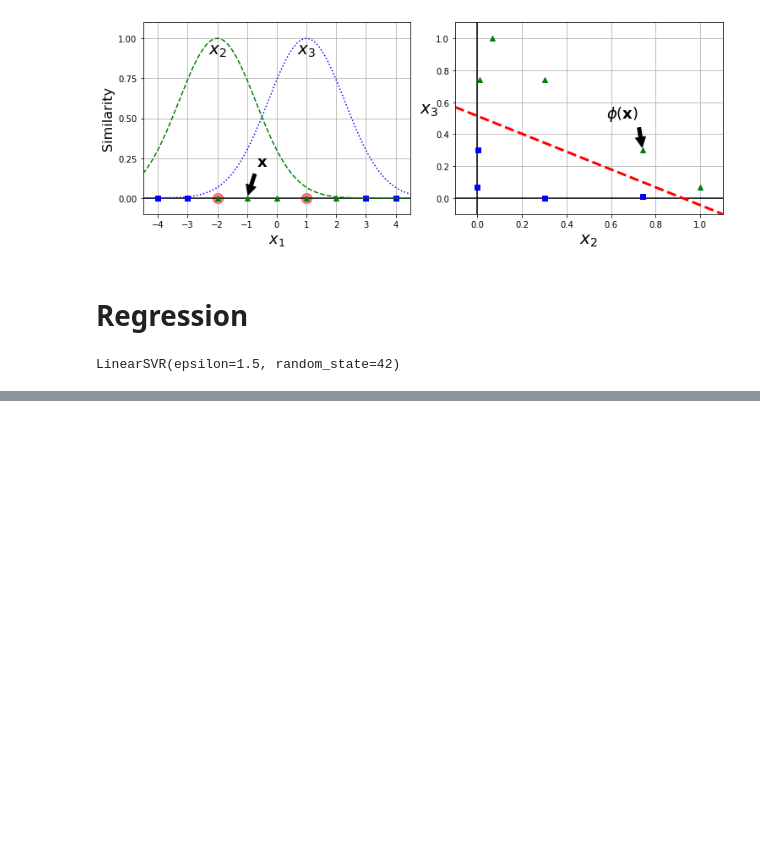
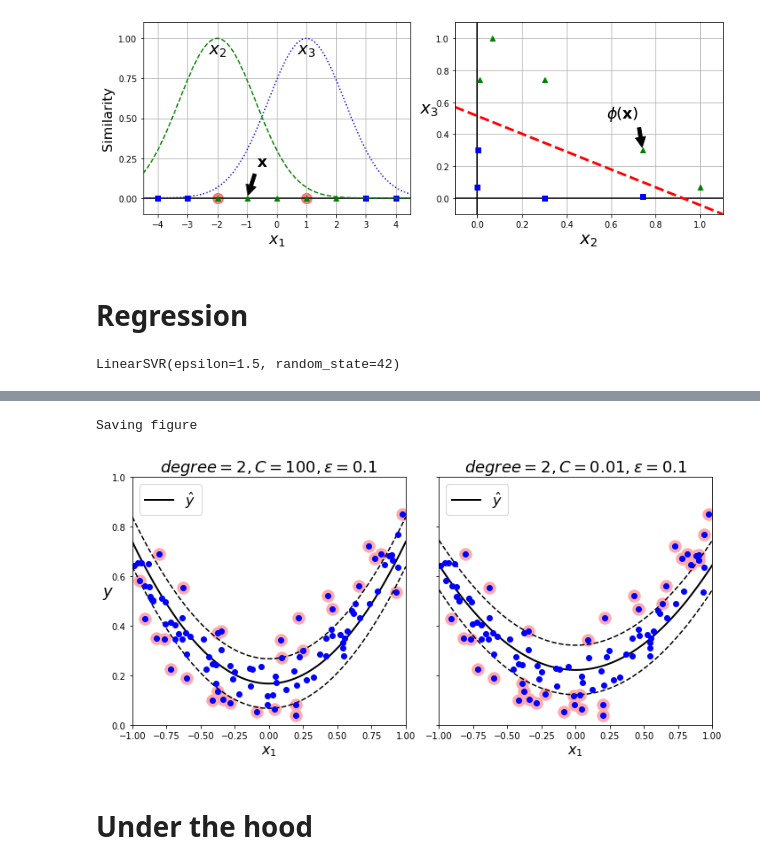
Before and after one commit to amit-timalsina/Support-Vector-Machines, a Jupyter notebook: Support Vector Machines.ipynb, the cells around one changed output, grey strips where cells are left out. Saved outputs shown, nothing was run; the diff lists cells and outputs as text; code cells hidden in the pictures; blank space fills up the shorter version.

```diff
--- a/Support Vector Machines.ipynb
+++ b/Support Vector Machines.ipynb
@@ -508,0 +544,5 @@ eps_y_pred = svm_reg1.predict([[eps_x1]])
+# %%
+np.random.seed(42)
+m = 100
+X = 2 * np.random.rand(m, 1) - 1
+y = (0.2 + 0.1 * X + 0.5 * X**2 + np.random.randn(m, 1)/10).ravel()
@@ -508,0 +565,16 @@ eps_y_pred = svm_reg1.predict([[eps_x1]])
+# %%
+fig, axes = plt.subplots(ncols=2, figsize=(10, 5), sharey=True)
+plt.sca(axes[0])
+plot_svm_regression(svm_poly_reg1, X, y, [-1, 1, 0, 1])
+plt.title(r"$degree = {}, C = {}, \epsilon = {}$".format(svm_poly_reg1.degree, svm_poly_reg1.C, svm_poly_reg1.epsilon), fontsize = 18)
+plt.ylabel(r"$y$", rotation=0, fontsize=18)
+plt.sca(axes[1])
+plot_svm_regression(svm_poly_reg2, X, y, [-1, 1, 0, 1])
+plt.title(r"$degree = {}, C = {}, \epsilon = {}$".format(svm_poly_reg2.degree, svm_poly_reg2.C, svm_poly_reg2.epsilon), fontsize = 18)
+save_fig('svm_with_polynomial_kernel_plot')
+plt.show()
+# %% [output]
+Saving figure
+[figure, added]
+# %% [markdown]
+# Under the hood
```
Also changed, not shown: parts of 5 cells of this notebook, 2 other files.
